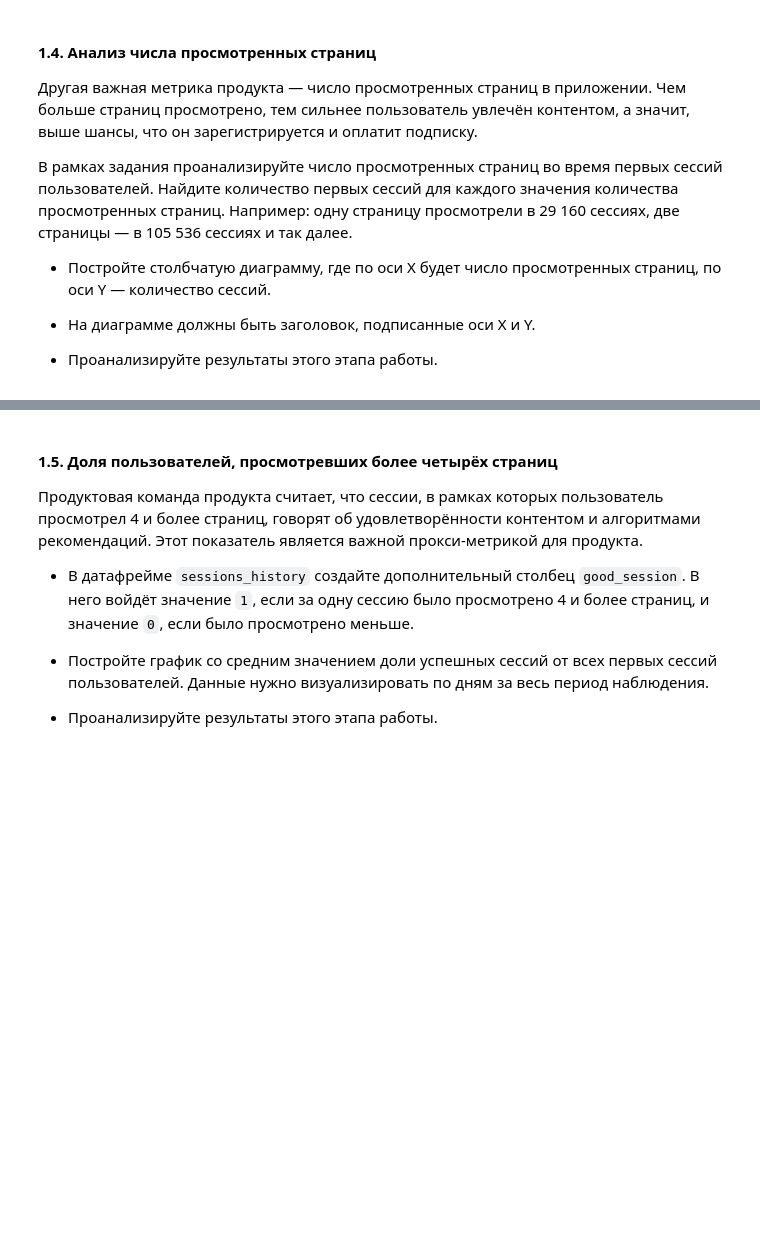
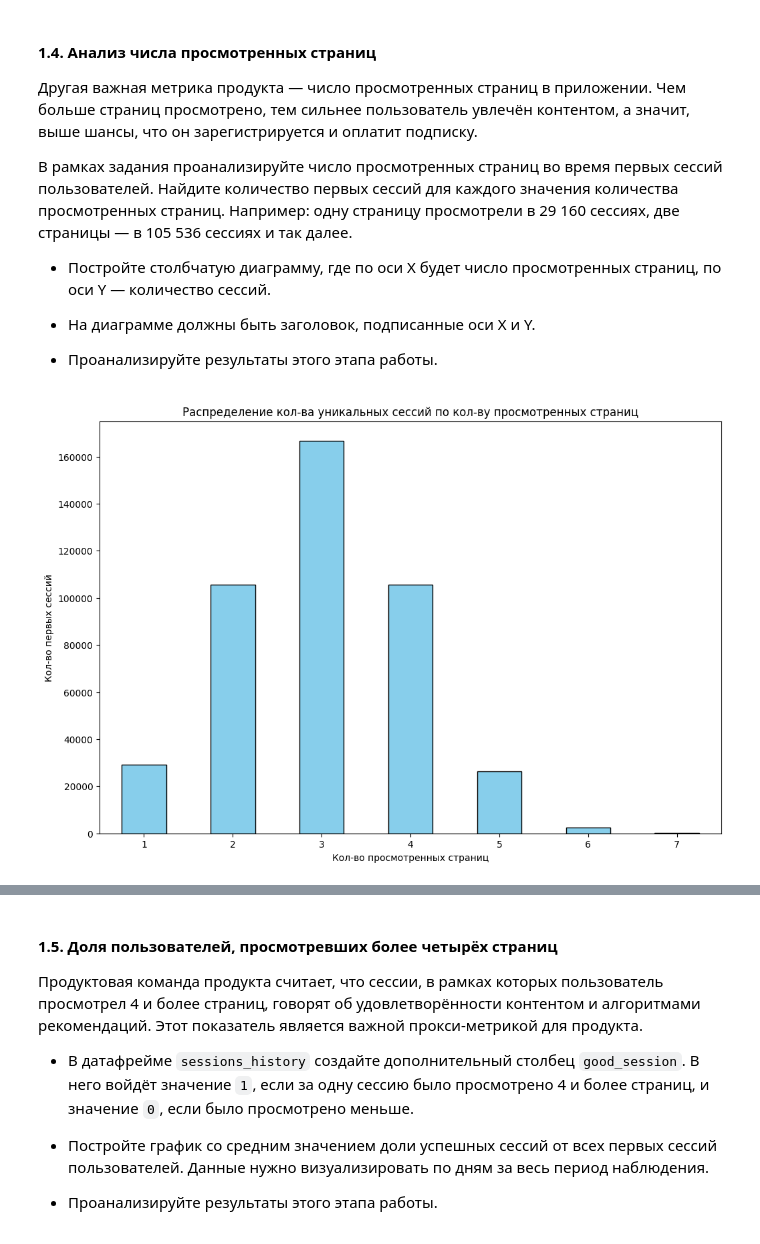
Before and after one commit to Plakhotniuk/practicum_ds, a Jupyter notebook: hypothesis_testing/advertisement_app.ipynb, the cells around one changed output, grey strips where cells are left out. Drawn from its saved outputs; the diff is of its cells as text; code cells hidden in the pictures; blank space fills up the shorter version.

```diff
--- a/hypothesis_testing/advertisement_app.ipynb
+++ b/hypothesis_testing/advertisement_app.ipynb
@@ -172,3 +173,19 @@ plt.show()
 - На диаграмме должны быть заголовок, подписанные оси X и Y.
 
 - Проанализируйте результаты этого этапа работы.
+# %%
+first_sessions = sessions_history.groupby(['session_date', 'user_id']).first().reset_index()
+
+first_sessions_page_counter = first_sessions.groupby('page_counter')['session_id'].count().reset_index(name='n_first_sessions')
+
+first_sessions_page_counter.plot.bar(
+    x='page_counter', y='n_first_sessions', color='skyblue', edgecolor='black', legend=False
+)
+plt.xlabel('Кол-во просмотренных страниц')
+plt.ylabel('Кол-во первых сессий')
+plt.title('Распределение кол-ва уникальных сессий по кол-ву просмотренных страниц')
+plt.xticks(rotation=0)
+
+plt.show()
+# %% [output]
+[figure, added]
```
Also changed, not shown: parts of 4 cells of this notebook.
